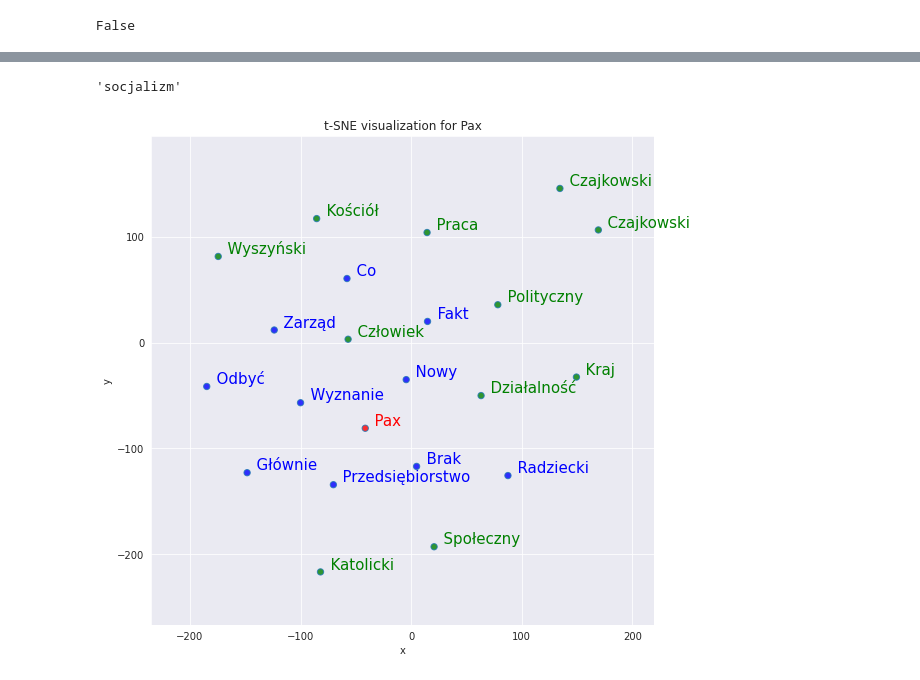
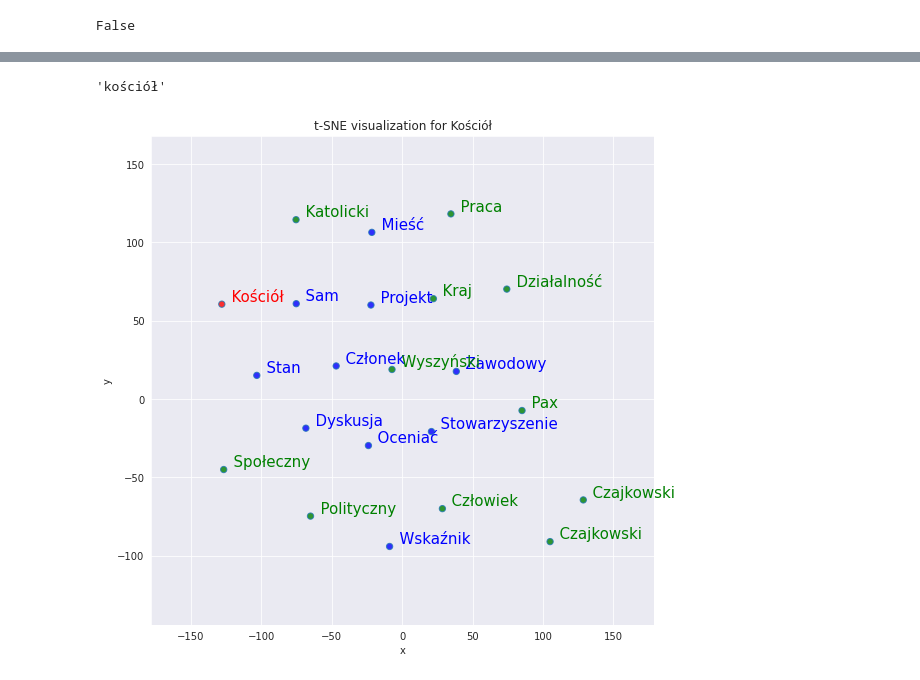
Before and after one commit to KacperGrodecki/image_proccessing, a Jupyter notebook: kuba_img_text_reading_found_words_analyzing_enchant.ipynb, the cells around one changed output, grey strips where cells are left out. Drawn from its saved outputs; the diff is of its cells as text; code cells hidden in the pictures.

```diff
--- a/kuba_img_text_reading_found_words_analyzing_enchant.ipynb
+++ b/kuba_img_text_reading_found_words_analyzing_enchant.ipynb
@@ -212,8 +215,8 @@ def cleaning(doc):
     # Word2Vec uses context words to learn the vector representation of a target word,
     # if a sentence is only one or two words long,
     # the benefit for the training is very small
-    #if len(txt) > 2:
-    return ' '.join(txt)
+    if len(txt) > 2:
+     return ' '.join(txt)
 # %%
 brief_cleaning = (str(row).lower() for row in df['0'])
 # %%
@@ -227 +230,3 @@ Time to clean up everything: 0.12 mins
+# %%
+txt = [cleaning(doc) for doc in nlp.pipe(brief_cleaning, batch_size=5000, n_threads=-1)]
 # %%
@@ -381,7 +309,7 @@ pd_word_freq_sorted.head(20)
 # %%
 cores = multiprocessing.cpu_count()
 # %%
-w2v_model = Word2Vec(min_count=4,
+w2v_model = Word2Vec(min_count=10,
                      window=2,
                      size=300,
                      sample=6e-5,
@@ -479,7 +377,7 @@ w2v_model.wv.most_similar(negative=["radziecki"])
 # %%
-w2v_model.wv.doesnt_match(['pax', 'socjalizm', 'chrze_cija'])
+w2v_model.wv.doesnt_match(['pax', 'piasecki', 'kościół'])
 # %% [output]
-'socjalizm'
+'kościół'
 # %%
 import numpy as np
 import matplotlib.pyplot as plt
@@ -564,7 +462,7 @@ def tsnescatterplot(model, word, list_names):
 
     plt.title('t-SNE visualization for {}'.format(word.title()))
 # %%
-tsnescatterplot(w2v_model, 'pax', ['praca', 'działalność', 'człowiek', 'polityczny', 'kraj', 'kościół', 'społeczny','katolicki','czajkowski',
+tsnescatterplot(w2v_model, 'kościół', ['praca', 'działalność', 'człowiek', 'polityczny', 'kraj', 'pax', 'społeczny','katolicki','czajkowski',
                                    'czajkowski','wyszyński'])
 # %% [output]
-[figure, old version]
+[figure, new version]
```
Also changed, not shown: parts of 39 cells of this notebook.
